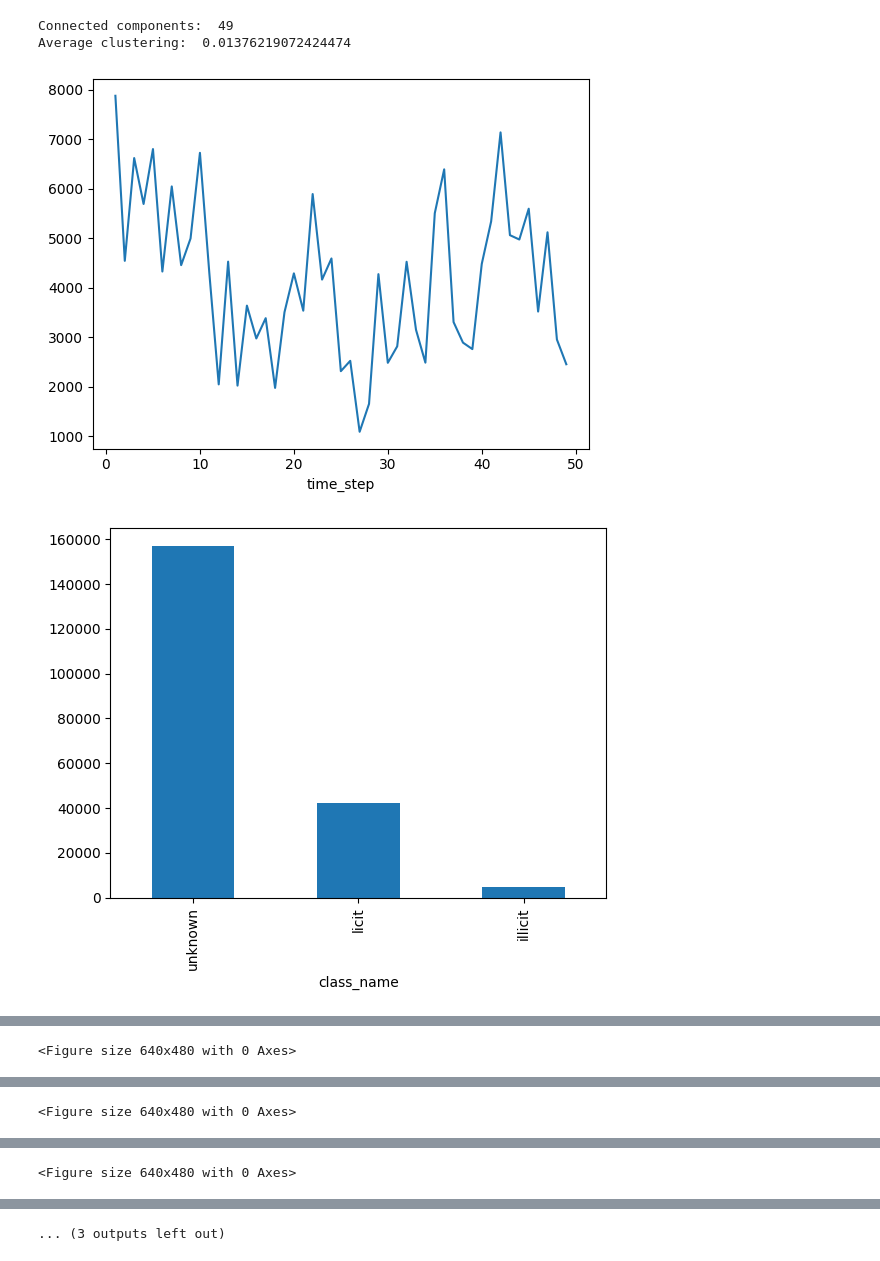
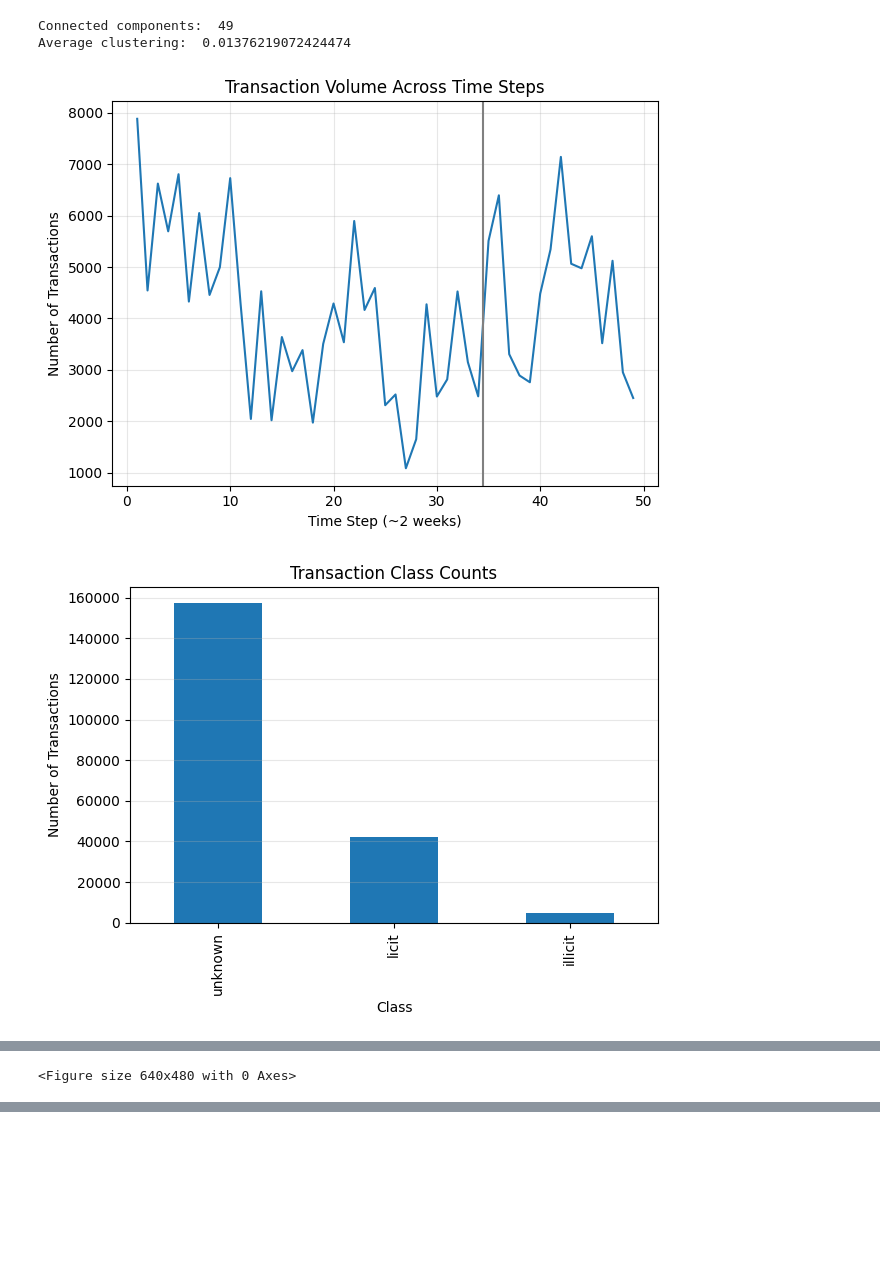
Before and after one commit to mahfuzmahi/crypto-financial-crime-detection, a Jupyter notebook: src/exploratory_data_analysis.ipynb, the cells around one changed output, grey strips where cells are left out. Cells and saved outputs as stored; diff of their text form; code cells hidden in the pictures; blank space fills up the shorter version.

```diff
--- a/src/exploratory_data_analysis.ipynb
+++ b/src/exploratory_data_analysis.ipynb
@@ -201,37 +201,101 @@ top = corr_label.index[0]; second = corr_label.index[1]
 
 plt.figure() #Transactions per time step
 timeSeries['n'].plot(kind='line')
+plt.title('Transaction Volume Across Time Steps')
+plt.xlabel('Time Step (~2 weeks)')
+plt.ylabel('Number of Transactions')
+plt.axvline(34.5, color = 'grey')
+plt.grid(alpha=0.3)
+plt.tight_layout()
 plt.show()
+
 plt.figure() #Count per class
 df['class_name'].value_counts().plot(kind='bar')
+plt.title('Transaction Class Counts')
+plt.xlabel('Class')
+plt.ylabel('Number of Transactions')
+plt.grid(axis='y', alpha=0.3)
+plt.tight_layout()
 plt.show()
+
 plt.figure() #Top 20 features
 corr_label.head(20).plot(kind='barh')
+plt.title('Top 20 Features Associated with Illicit Transactions')
+plt.xlabel('Pearson correlation with label (negative = lower in illicit)')
+plt.ylabel('Feature')
+plt.axvline(0, color = 'black', linewidth = 0.8)
+plt.gca().invert_yaxis()
+plt.tight_layout()
 plt.show()
+
 plt.figure() #Distribution of top feature
-df[top].plot(kind='hist', bins=50)
+df[top].plot(kind='hist', bins=100)
+plt.yscale('log')
+plt.axvline(df[top].median(), color='black', linestyle='--', label=f'Median = {df[top].median():.2f}')
+plt.title("Distribution of Top Feature")
+plt.xlabel(f'{top} (standardized)')
+plt.ylabel('Count (log scale)')
+plt.legend()
+plt.tight_layout()
 plt.show()
+
 plt.figure() #Class share percentage
 df['class_name'].value_counts().plot(kind='pie', autopct='%1.1f%%')
+plt.title(f'Class Share of All {len(df):,} Transactions')
+plt.ylabel('')
+plt.tight_layout()
 plt.show()
+
 plt.figure() #Smoothed density of top feature
 labeled.groupby('class_name')[top].plot(kind='kde', legend=True)
+plt.xlim(-1.5, 6)
+plt.title(f'Illicit Transactions Cluster at Low {top}')
+plt.xlabel(f'{top} (standardized)')
+plt.ylabel('Density')
+plt.legend(title='Class')
+plt.tight_layout()
 plt.show()
-plt.figure() #Counts per class per step
+
+#Counts per class per step
 pd.crosstab(df['time_step'], df['class_name']).plot(kind='area')
+plt.title('Labelled Transactions Per Class Per Step')
+plt.xlabel('Time Step')
+plt.ylabel('Number of Transactions')
+plt.axvline(34.5, color='black', linestyle='--')
+plt.legend(title='Class', loc='upper right')
+plt.tight_layout()
 plt.show()
-plt.figure() #Top feature distribution
+
+#Top feature distribution
 labeled.boxplot(column=top, by='class_name')
+plt.suptitle('')
+plt.title(f'Boxplot of Class Statistics')
+plt.xlabel('Class')
+plt.ylabel(f'{top} (standardised)')
+plt.tight_layout()
 plt.show()
-plt.figure() #Top vs second feature, colored by label
+
+#Top vs second feature, colored by label
 labeled.plot(kind='scatter', x=top, y=second, c='label', alpha=0.3)
+plt.title(f'Label Correlated Features: {top} vs {second}')
+plt.xlabel(top)
+plt.ylabel(second)
+plt.tight_layout()
 plt.show()
+
 plt.figure() #Same pair, point density
 labeled.plot(kind='hexbin', x=top, y=second, gridsize=40)
+plt.title('Clustering of Transactions')
+plt.xlabel(top)
+plt.ylabel(second)
+plt.tight_layout()
 plt.show()
+
 plt.figure() #Correlation matrix of 30 most label-correlated features
 sns.heatmap(labeled[corr_label.index[:30]].corr(), cmap='coolwarm', center=0)
+plt.title('Correlation Among 30 Most Label-Correlated Features')
+plt.tight_layout()
 plt.show()
 # %% [output]
-[figure, old version]
+[figure, new version]
-[figure, old version]
+[figure, new version]
@@ -244 +309,0 @@ plt.show()
-<Figure size 640x480 with 0 Axes>
@@ -246 +309,0 @@ plt.show()
-<Figure size 640x480 with 0 Axes>
@@ -248 +309,0 @@ plt.show()
-... (3 outputs left out)
```
Also changed, not shown: parts of 1 cell of this notebook, 9 other files.
